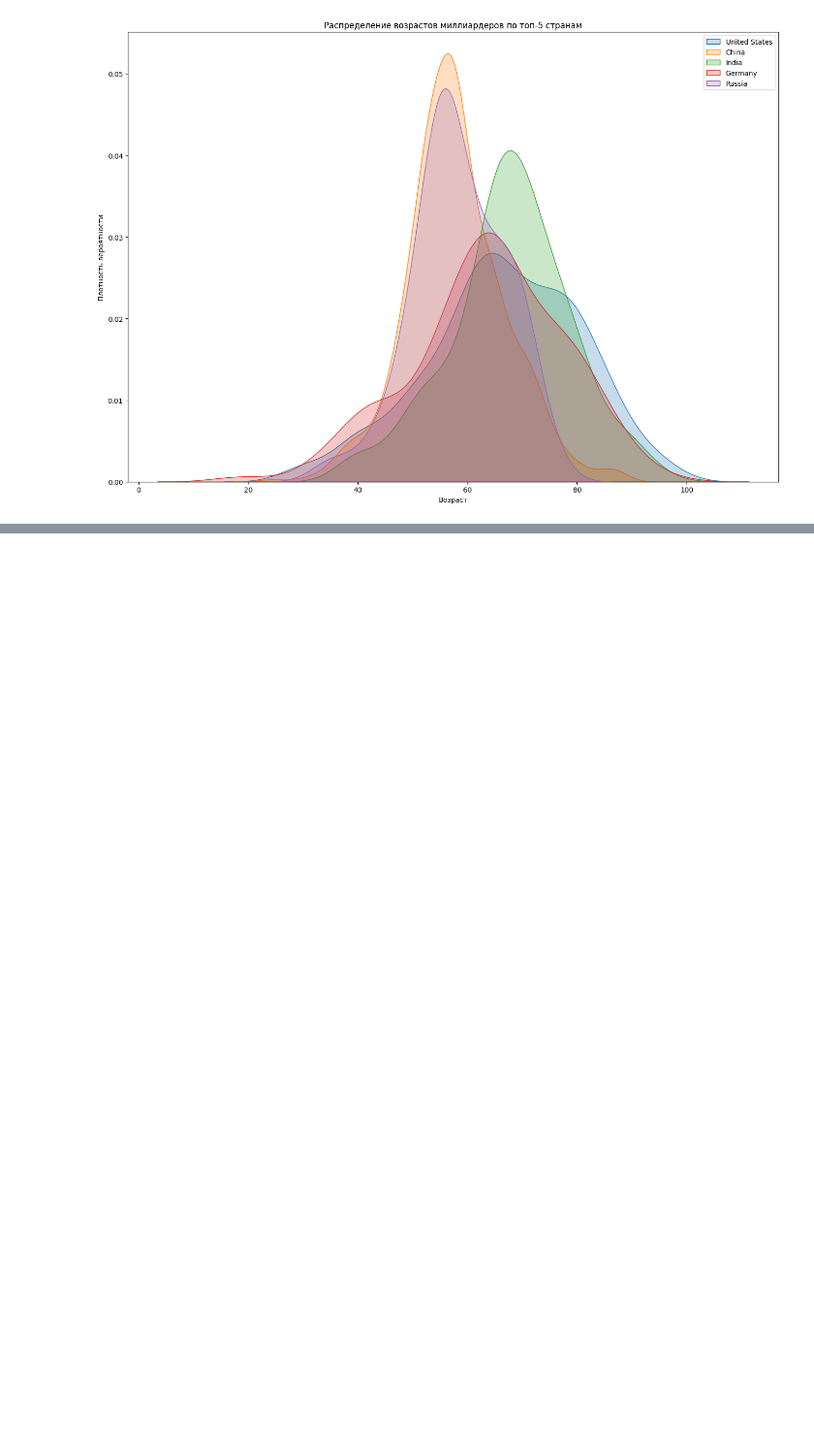
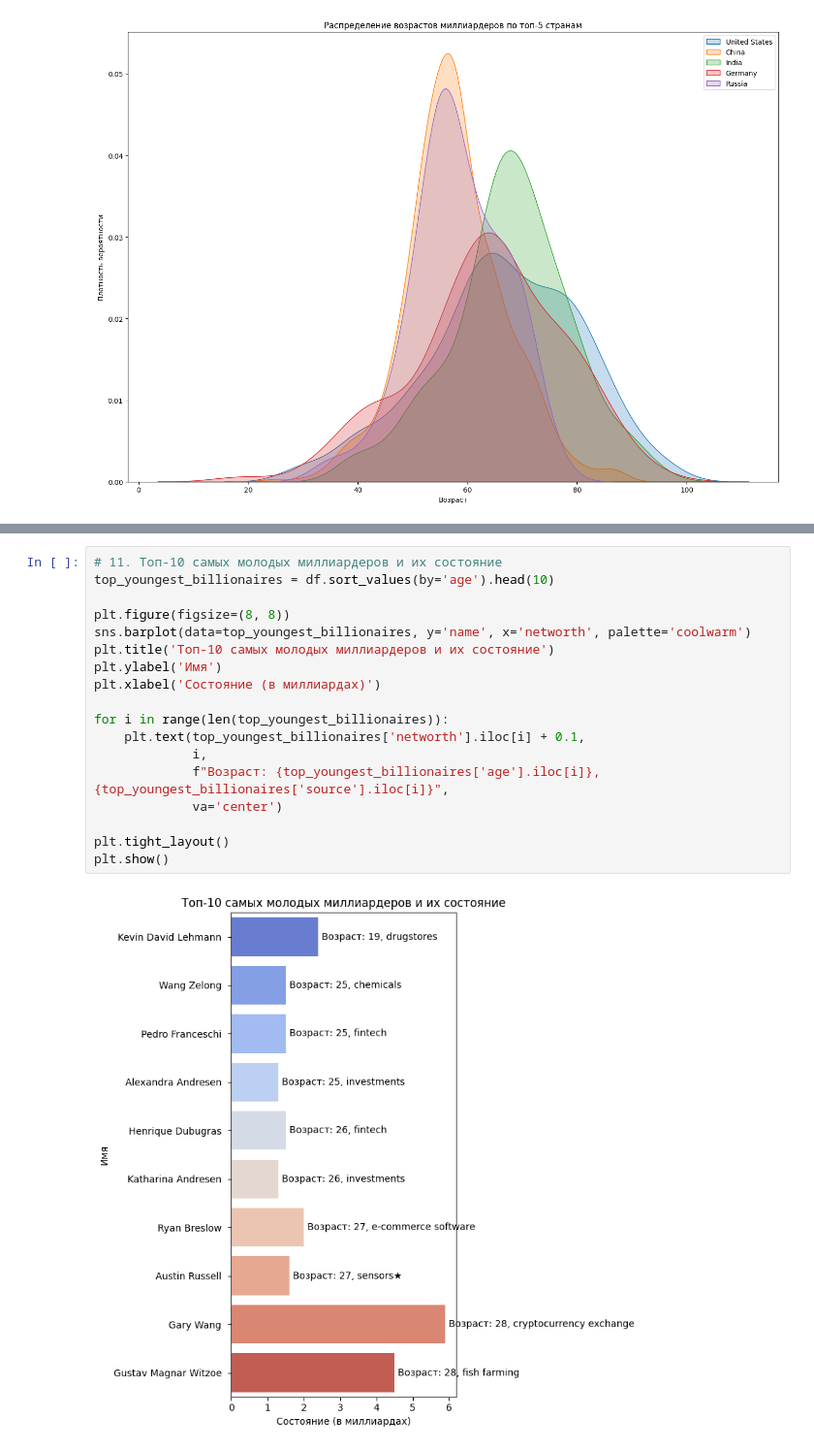
Before and after one commit to Lightl707/dataPreparation, a Jupyter notebook: forbes-team-final.ipynb, the cells around one changed output, grey strips where cells are left out. Shown at 97% size. Cells and saved outputs as stored; diff of their text form; blank space fills up the shorter version.

```diff
--- a/forbes-team-final.ipynb
+++ b/forbes-team-final.ipynb
@@ -259,3 +271,23 @@ plt.tight_layout()
 plt.show()
 # %% [output]
 [figure]
+# %%
+# 11. Топ-10 самых молодых миллиардеров и их состояние
+top_youngest_billionaires = df.sort_values(by='age').head(10)
+
+plt.figure(figsize=(8, 8))
+sns.barplot(data=top_youngest_billionaires, y='name', x='networth', palette='coolwarm')
+plt.title('Топ-10 самых молодых миллиардеров и их состояние')
+plt.ylabel('Имя')
+plt.xlabel('Состояние (в миллиардах)')
+
+for i in range(len(top_youngest_billionaires)):
+    plt.text(top_youngest_billionaires['networth'].iloc[i] + 0.1,
+             i,
+             f"Возраст: {top_youngest_billionaires['age'].iloc[i]}, {top_youngest_billionaires['source'].iloc[i]}",
+             va='center')
+
+plt.tight_layout()
+plt.show()
+# %% [output]
+[figure, added]
```
Also changed, not shown: parts of 7 cells of this notebook.
